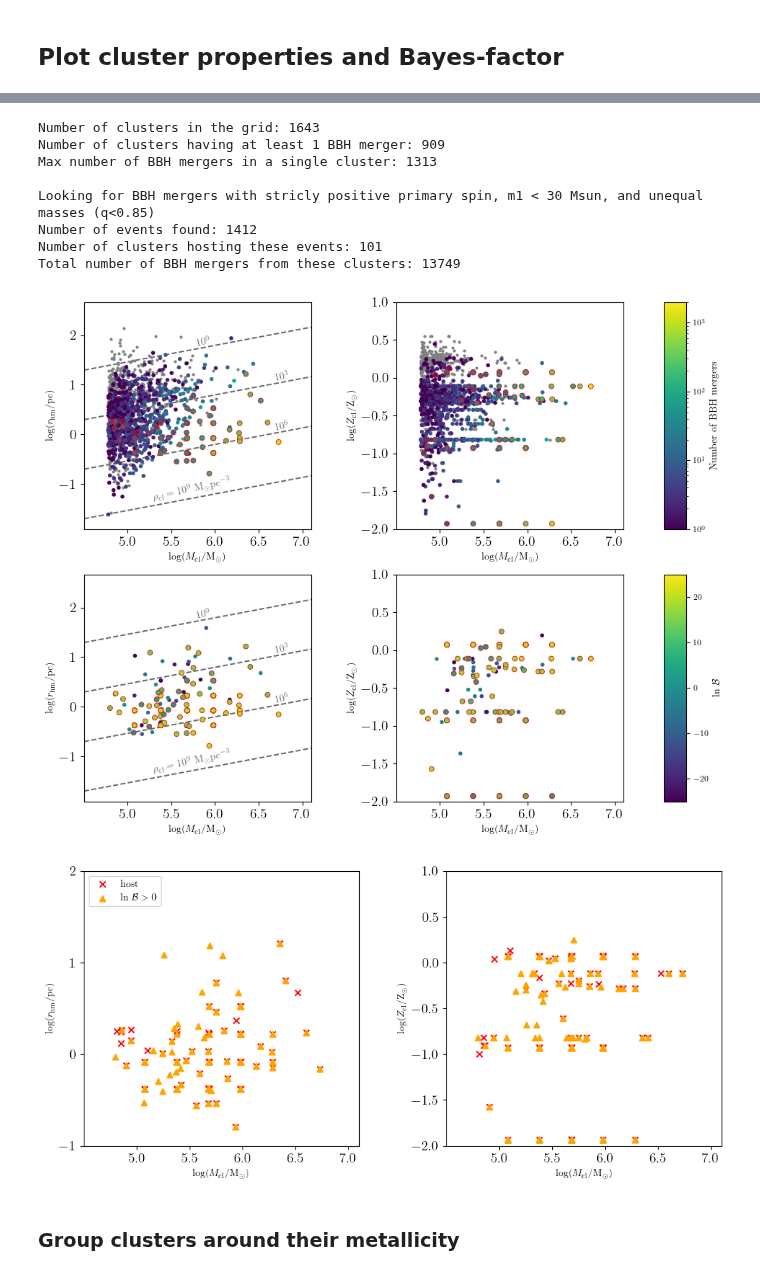
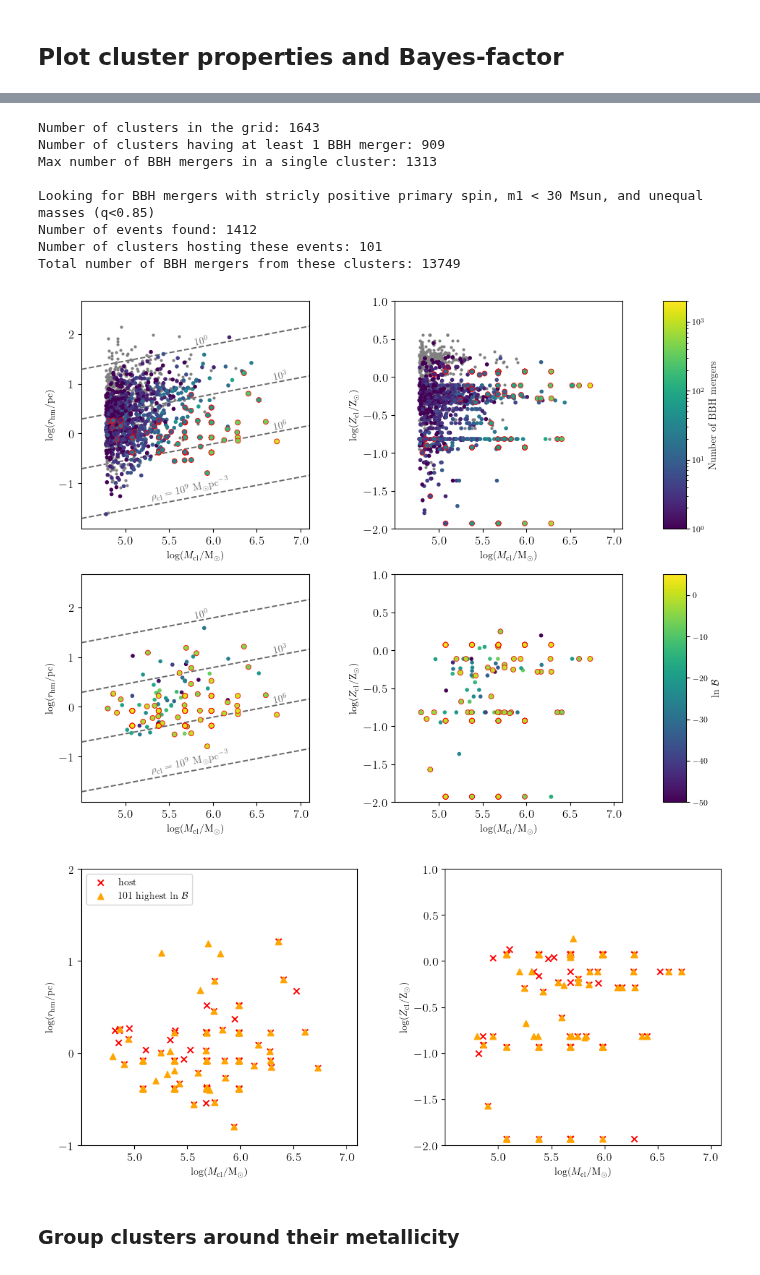
Before and after one commit to TristanBruel/Great-Balls-of-FIRE, a Jupyter notebook: hierarchical/popodds_GW241011_GCs.ipynb, the cells around one changed output, grey strips where cells are left out. Cells and saved outputs as stored; diff of their text form; code cells hidden in the pictures.

Commit message:
update notebook to compute logB factors for different simulated clusters to produce GW24-like mergers

```diff
--- a/hierarchical/popodds_GW241011_GCs.ipynb
+++ b/hierarchical/popodds_GW241011_GCs.ipynb
@@ -141,12 +141,20 @@ redshift_model = PowerlawRedshift(z_max=3.).prob
   self.norm = quad(self.model, z_min, z_max)[0]
 # %%
 # Since we don't have them for GW241011, we take the same priors as for GW150914
-file = './data/IGWN-GWTC2p1-v2-GW150914_095045_PEDataRelease_mixed_cosmo.h5'
-with h5py.File(file, 'r') as h:
-    pri = h['C01:IMRPhenomXPHM']['priors']['samples']
-    m1z_pri = pri['mass_1'][:]
-    m2z_pri = pri['mass_2'][:]
-    a1_pri = pri['a_1'][:]
+# file = './data/IGWN-GWTC2p1-v2-GW150914_095045_PEDataRelease_mixed_cosmo.h5'
+# with h5py.File(file, 'r') as h:
+#     pri = h['C01:IMRPhenomXPHM']['priors']['samples']
+#     m1z_pri = pri['mass_1'][:]
+#     m2z_pri = pri['mass_2'][:]
+#     a1_pri = pri['a_1'][:]
+# %%
+# Since we don't have them for the public version of GW241011 PE, we take the priors from my own bilby run
+file = '/home/tristan-bruel/Documents/Science/LVK/PE/GW241011/standard/web/samples/posterior_samples.h5'
+with h5py.File(file, 'r') as h:
+    pri = h['C00:IMRPhenomXPHM']['priors']['samples']
+    m1z_pri = pri['mass_1'][:]
+    m2z_pri = pri['mass_2'][:]
+    a1_pri = pri['a_1'][:]
 # %%
 # The detector-frame m1--m2 prior
 # As we can see, there are mass cuts
@@ -206,7 +214,7 @@ pri_at_pos_kde = lambda x: kde_evals
 # However, we do not know the normalization, i.e., the maximum redshift
 # This won't matter for relative Bayes factors
 # %%
-bbhfile = '/home/tristan-bruel/Documents/Science/GBoF/FIRE-2/grid/allBBHs_withKremer.dat'
+bbhfile = '/home/tristan-bruel/Documents/Science/Great-Balls-of-FIRE/FIRE-2/grid/allBBHs_withKremer.dat'
 mbh1, mbh2, abh1, abh2 = np.loadtxt(bbhfile, usecols=[4,5,8,9]).T
 abh1[mbh1<mbh2], abh2[mbh1<mbh2] = abh2[mbh1<mbh2], abh1[mbh1<mbh2]
 mbh1, mbh2 = np.maximum(mbh1,mbh2), np.minimum(mbh1,mbh2)
@@ -314,5 +322,5 @@ print(np.nanmin(logB),np.nanmax(logB))
 # %%
-cluster_file = '/home/tristan-bruel/Documents/Science/GBoF/FIRE-2/grid/gridClusters_withKremer.hdf5'
+cluster_file = '/home/tristan-bruel/Documents/Science/Great-Balls-of-FIRE/FIRE-2/grid/gridClusters_withKremer.hdf5'
 with h5py.File(cluster_file) as c:
         cluster_masses = c['Mass'][()]
         cluster_radii = c['HalfMassRadius'][()]
@@ -427,12 +435,13 @@ cbar.ax.tick_params(labelsize=0.8*fs)
 ## Second row: logB ##
 clids = unique[tokeep][~np.isnan(logB)]
 logBplot = logB[~np.isnan(logB)]
-# getmax=np.argsort(logBplot)[-101:]
-# clids_maxB = clids[getmax]
-logBpos = logBplot[logBplot > 0]
-clids_logBpos = clids[logBplot > 0]
+pos_toplogB = np.argsort(logBplot)[-101:]
+clids_toplogB = clids[pos_toplogB]
+toplogB = logBplot[pos_toplogB]
+# logBpos = logBplot[logBplot > 0]
+# clids_logBpos = clids[logBplot > 0]
 
-norm = mpl.colors.Normalize(vmin=-25, vmax=25)
+norm = mpl.colors.Normalize(vmin=-50, vmax=5)
 #norm = mpl.colors.LogNorm(vmin=9e0, vmax=2e2)
 # First plot: Mcl vs rhm
 ax = axes[1,0]
@@ -446,10 +455,10 @@ ax.scatter(np.log10(cluster_masses[loc]),
 #            np.log10(cluster_radii[locmax]),
 #            edgecolor='r',linewidth=.6, s=5**2,facecolor=cmap(norm(logBplot[getmax]))
 #            )
-locpos = np.array([np.where(cluster_ids==u)[0][0] for u in clids_logBpos])
+locpos = np.array([np.where(cluster_ids==u)[0][0] for u in clids_toplogB])
 ax.scatter(np.log10(cluster_masses[locpos]),
            np.log10(cluster_radii[locpos]),
-           edgecolor='r',linewidth=.6, s=5**2,facecolor=cmap(norm(logBpos))
+           edgecolor='r',linewidth=.6, s=5**2,facecolor=cmap(norm(toplogB))
            )
 
 # Print lines of constant density
@@ -490,7 +499,7 @@ ax.scatter(np.log10(cluster_masses[loc]),
 #            )
 ax.scatter(np.log10(cluster_masses[locpos]),
            np.log10(cluster_metallicities[locpos]/Zsun),
-           edgecolor='r',linewidth=.6, s=5**2,facecolor=cmap(norm(logBpos))
+           edgecolor='r',linewidth=.6, s=5**2,facecolor=cmap(norm(toplogB))
            )
 ax.set_xlabel(r'$\mathrm{log}(M_\mathrm{cl}/\mathrm{M}_\odot)$', fontsize=fs)
 ax.set_xlim(xmin=4.5, xmax=7.1)
@@ -513,7 +522,7 @@ Looking for BBH mergers with stricly positive primary spin, m1 < 30 Msun, and un
 Number of events found: 1412
 Number of clusters hosting these events: 101
 Total number of BBH mergers from these clusters: 13749
-[figure, old version]
+[figure, new version]
 # %%
 fig, axes = plt.subplots(1, 2, figsize=(12.,5.))
 
@@ -529,7 +538,7 @@ ax.scatter(np.log10(cluster_masses[lochost]),
 #            )
 ax.scatter(np.log10(cluster_masses[locpos]),
            np.log10(cluster_radii[locpos]),
-           marker='^',color='orange',label=r'$\mathrm{ln}\ \mathcal{B}>0$'
+           marker='^',color='orange',label=r'$101\ \mathrm{highest}\ \mathrm{ln}\ \mathcal{B}$'
            )
 
 ax.set_xlabel(r'$\mathrm{log}(M_\mathrm{cl}/\mathrm{M}_\odot)$', fontsize=fs)
@@ -537,34 +546,34 @@ ax.set_xlim(xmin=4.5, xmax=7.1)
 ax.set_xticks(np.linspace(5.,7.,5))
 ax.set_ylabel(r'$\mathrm{log}(r_\mathrm{hm}/\mathrm{pc})$', fontsize=fs)
 #ax.set_ylim(ymin=-1.7, ymax=2.3)
 ax.set_yticks(np.linspace(-1,2,4))
 ax.legend(loc='upper left', fontsize=fs)
 ax.set_box_aspect(1)
 
 # Second plot: Mcl vs Z #
 ax=axes[1]
 ax.scatter(np.log10(cluster_masses[lochost]),
            np.log10(cluster_metallicities[lochost]/Zsun),
            marker='x',color='r'
            )
 # ax.scatter(np.log10(cluster_masses[locmax]),
 #            np.log10(cluster_metallicities[locmax]/Zsun),
 #            marker='^',color='orange'
 #            )
 ax.scatter(np.log10(cluster_masses[locpos]),
            np.log10(cluster_metallicities[locpos]/Zsun),
            marker='^',color='orange'
            )
 
 ax.set_xlabel(r'$\mathrm{log}(M_\mathrm{cl}/\mathrm{M}_\odot)$', fontsize=fs)
 ax.set_xlim(xmin=4.5, xmax=7.1)
 ax.set_xticks(np.linspace(5.,7.,5))
 ax.set_ylabel(r'$\mathrm{log}(Z_\mathrm{cl}/\mathrm{Z}_\odot)$', fontsize=fs)
 ax.set_ylim(ymin=-2, ymax=1)
 ax.set_yticks(np.linspace(-2.,1.,7))
 ax.set_box_aspect(1)
 # %% [output]
-[figure, old version]
+[figure, new version]
 # %% [markdown]
 ### Group clusters around their metallicity
 # %% [markdown]
```
Also changed, not shown: parts of 25 cells of this notebook.
